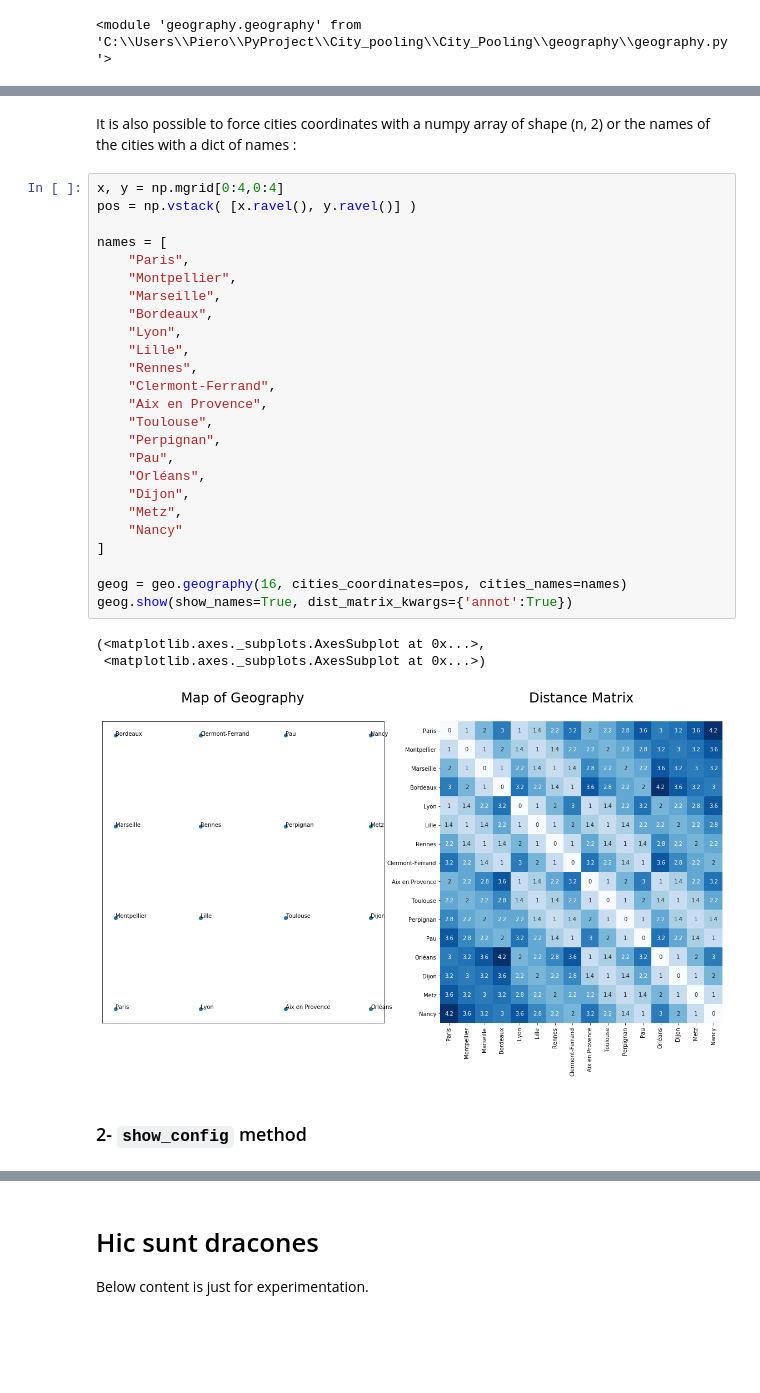
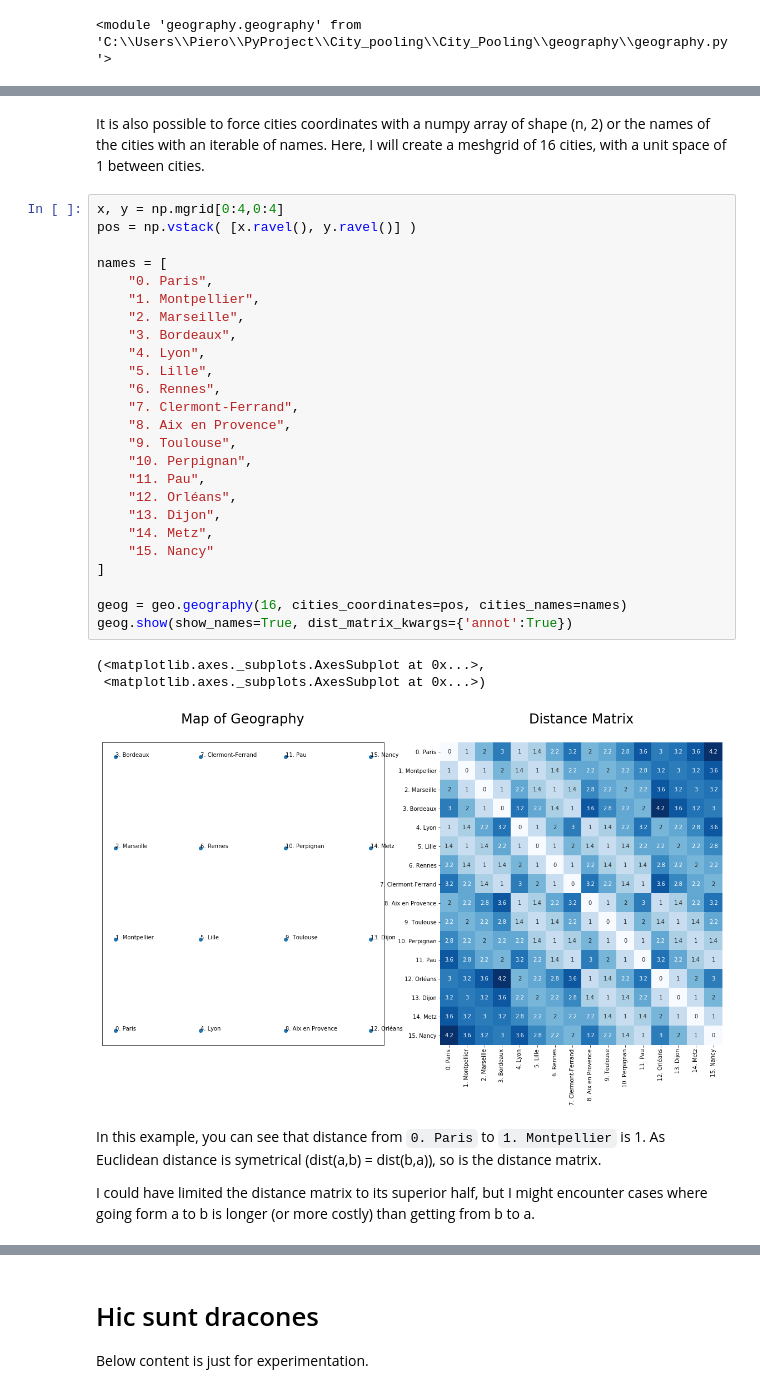
Before and after one commit to UltraDiuve/City_Pooling, a Jupyter notebook: City Pooling.ipynb, the cells around one changed output, grey strips where cells are left out. Cells and saved outputs as stored; diff of their text form; blank space fills up the shorter version.

```diff
--- a/City Pooling.ipynb
+++ b/City Pooling.ipynb
@@ -82,34 +83,37 @@ geog.show(show_names=True, dist_matrix_kwargs={'annot':True})
 # %% [markdown]
 It is also possible to force cities coordinates with a numpy array of shape (n, 2) or the names of the cities with
-a dict of names :
+an iterable of names.
+Here, I will create a meshgrid of 16 cities, with a unit space of 1 between cities.
 # %%
 x, y = np.mgrid[0:4,0:4]
 pos = np.vstack( [x.ravel(), y.ravel()] )
 
 names = [
-    "Paris",
-    "Montpellier",
-    "Marseille",
-    "Bordeaux",
-    "Lyon",
-    "Lille",
-    "Rennes",
-    "Clermont-Ferrand",
-    "Aix en Provence",
-    "Toulouse",
-    "Perpignan",
-    "Pau",
-    "Orléans",
-    "Dijon",
-    "Metz",
-    "Nancy"
+    "0. Paris",
+    "1. Montpellier",
+    "2. Marseille",
+    "3. Bordeaux",
+    "4. Lyon",
+    "5. Lille",
+    "6. Rennes",
+    "7. Clermont-Ferrand",
+    "8. Aix en Provence",
+    "9. Toulouse",
+    "10. Perpignan",
+    "11. Pau",
+    "12. Orléans",
+    "13. Dijon",
+    "14. Metz",
+    "15. Nancy"
 ]
 
 geog = geo.geography(16, cities_coordinates=pos, cities_names=names)
 geog.show(show_names=True, dist_matrix_kwargs={'annot':True})
 # %% [output]
 (<matplotlib.axes._subplots.AxesSubplot at 0x...>,
  <matplotlib.axes._subplots.AxesSubplot at 0x...>)
-[figure, old version]
+[figure, new version]
-# %% [markdown]
-### 2- `show_config` method
+# %% [markdown]
+In this example, you can see that distance from `0. Paris` to `1. Montpellier` is 1. As Euclidean distance is symetrical (dist(a,b) = dist(b,a)), so is the distance matrix.
+
+I could have limited the distance matrix to its superior half, but I might encounter cases where going form a to b is longer (or more costly) than getting from b to a.
```
Also changed, not shown: parts of 13 cells of this notebook.
